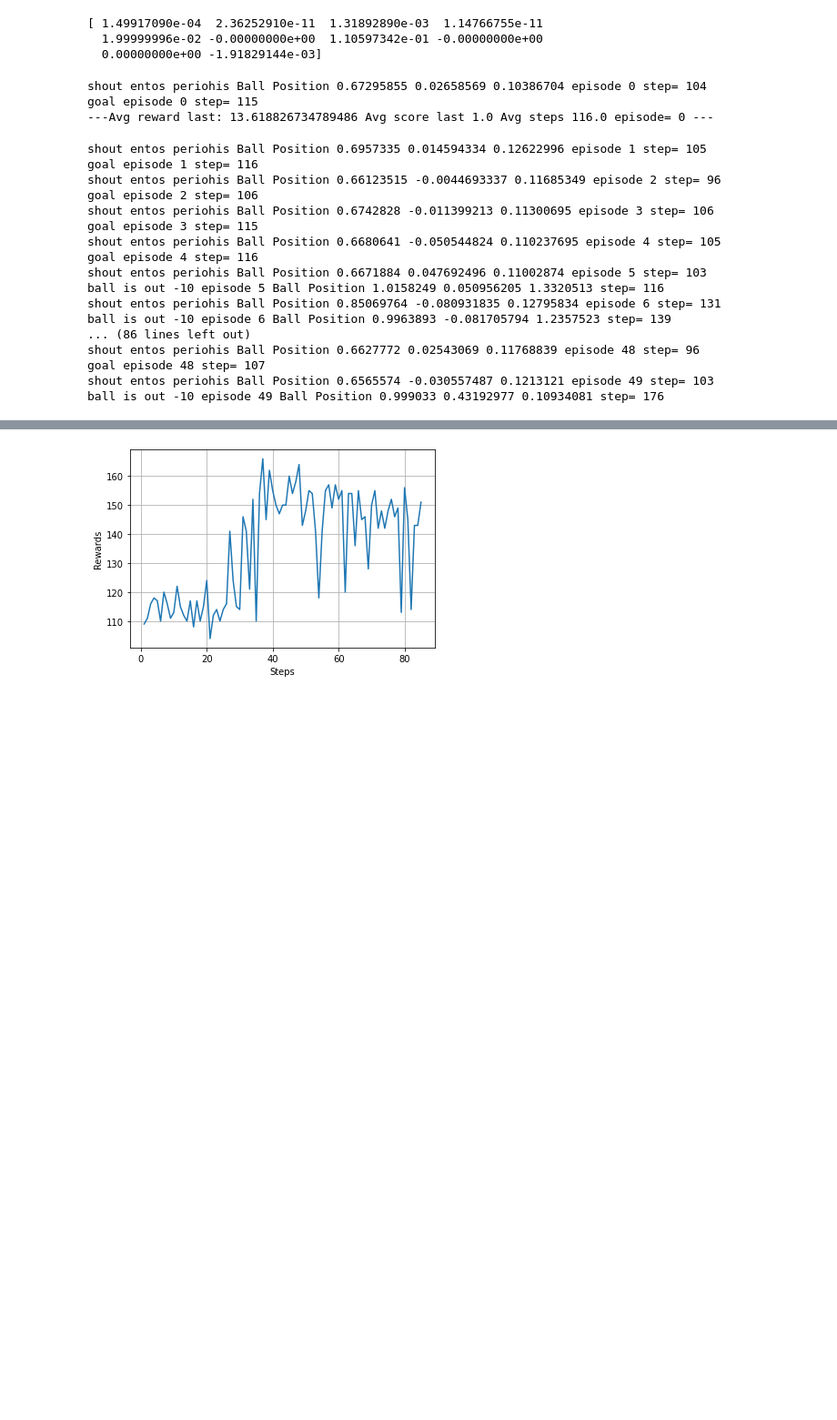
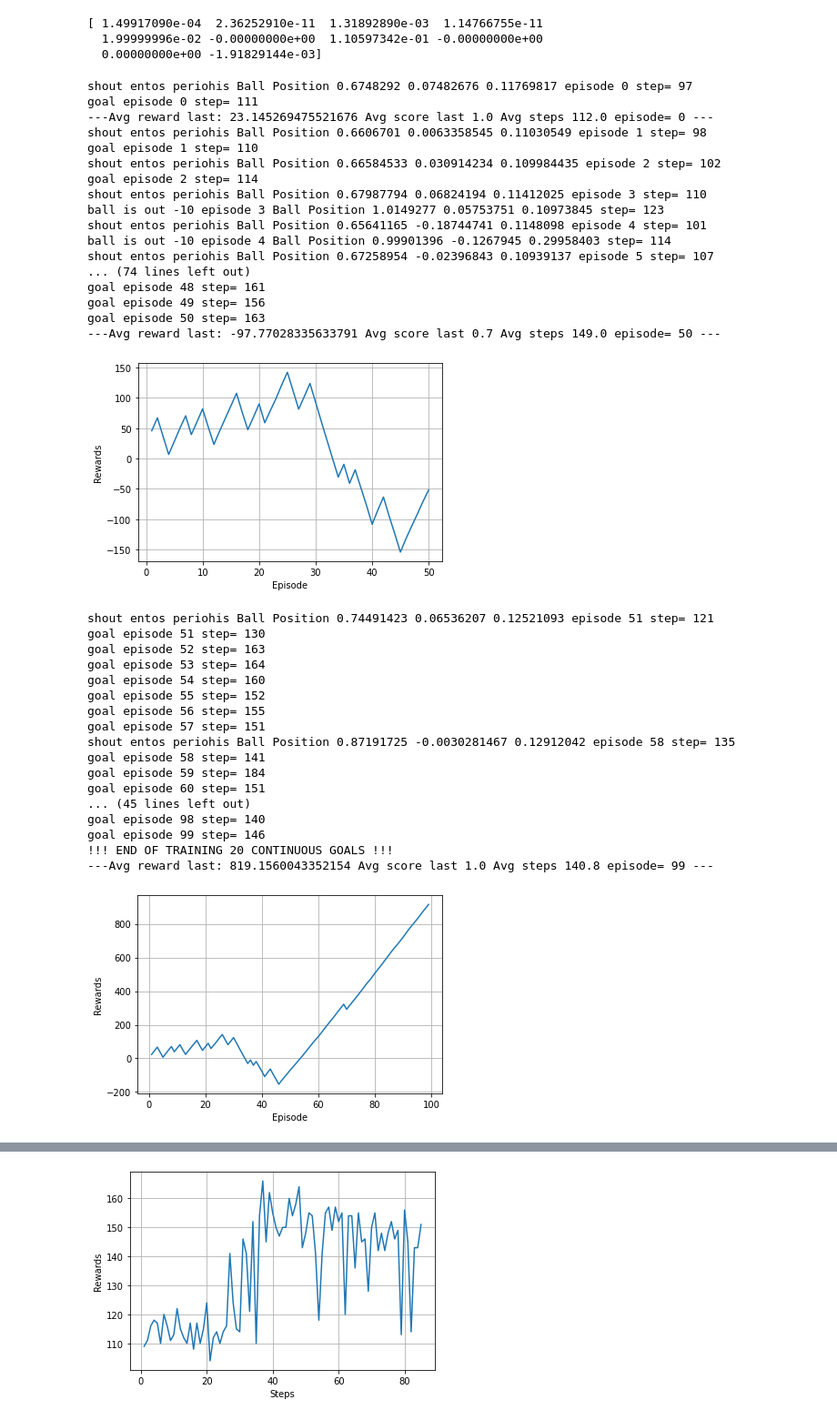
Before and after one commit to Georgemouts/Google-Research-Football-RL-DQN, a Jupyter notebook: 4_actions.ipynb, the cells around one changed output, grey strips where cells are left out. Shown: that part at 91% size. Saved outputs shown, nothing was run; the diff lists cells and outputs as text; code cells hidden in the pictures; blank space fills up the shorter version.

```diff
--- a/4_actions.ipynb
+++ b/4_actions.ipynb
@@ -348,7 +348,7 @@ for i in range(num_of_eps) :
 
     if(reward==1 and  done ==1): #if agent scores , wins +5
       print("goal","episode",i,"step=",steps)
-      reward += 45 #35
+      reward += 40 #35
 
 
       terminal= terminal +1
@@ -365,7 +365,7 @@ for i in range(num_of_eps) :
       print("shout entos periohis Ball Position",observation[4],observation[5],observation[6],"episode",i,"step=",steps)
 
 
-    reward = reward - ( math.sqrt( ((0.935 - observation[4])**2) + (0 -observation[5])**2 ) *0.5) #oso pio makria einai toso perissotero xanei
+    reward = reward - ( math.sqrt( ((0.935 - observation[4])**2) + (0 -observation[5])**2 ) *0.3) #oso pio makria einai toso perissotero xanei
     #print("Den exo mpala",Action_list[action])
     #print("DEN EXO MPALA",Action_list[action],action)
 
@@ -402,57 +402,73 @@ for i in range(num_of_eps) :
   score_list.append(list_val)
 
   #terminate if 500 episodes are correct
-  if(terminal ==25):
+  if(terminal ==30):
     print("!!! END OF TRAINING 20 CONTINUOUS GOALS !!!")
     print("---Avg reward last:", np.mean(rew_list[-10:]),"Avg score last",np.mean(score_list[-10:]),"Avg steps",np.mean(step_list[-10:]),"episode=",i,"---")
     all_prints.rew_graph(rew_list[-i:],i)
     all_prints.step_graph(goal_steps[-20:],20)
     break
 
   episode = episode +1
   rew_list.append(eps_rew)
 
 # PRINTS
   if (i % 10)== 0 :
       print("---Avg reward last:", np.mean(rew_list[-10:]),"Avg score last",np.mean(score_list[-10:]),"Avg steps",np.mean(step_list[-10:]),"episode=",i,"---")
       #print(score_list)
 
   if (((i % 1000)== 0) and i!=0) :
       all_prints.score_graph(score_list[-1000:],1000)# graph the last 1000 episodes
   if(((i%50)==0) and i!=0):
     all_prints.rew_graph(rew_list[-i:],i)
 
 
   #EPISODE PRINTS
   #all_prints.printstats(i,rew_list,eps_rew,agent.epsilon)
 
   #eps_rew=0 #GIA NA BGALO SYNOLIKO GRAFIMA TO AFAIRO AYTO
 
 
 
 #print("Avg score last:", np.mean(rew_list[-10:]),"Avg score",np.mean(score_list),"Avg steps",np.mean(step_list[-10:]),"episode=",i)
 #all_prints.score_graph(score_list[-1000:],1000)# graph the last 1000 episodes
 
 a = len(goal_steps)
 all_prints.step_graph(goal_steps[-a:],len(goal_steps))
 # %% [output]
-shout entos periohis Ball Position 0.67295855 0.02658569 0.10386704 episode 0 step= 104
-goal episode 0 step= 115
----Avg reward last: 13.618826734789486 Avg score last 1.0 Avg steps 116.0 episode= 0 ---
+shout entos periohis Ball Position 0.6748292 0.07482676 0.11769817 episode 0 step= 97
+goal episode 0 step= 111
+---Avg reward last: 23.145269475521676 Avg score last 1.0 Avg steps 112.0 episode= 0 ---
+shout entos periohis Ball Position 0.6606701 0.0063358545 0.11030549 episode 1 step= 98
+goal episode 1 step= 110
+shout entos periohis Ball Position 0.66584533 0.030914234 0.109984435 episode 2 step= 102
+goal episode 2 step= 114
+shout entos periohis Ball Position 0.67987794 0.06824194 0.11412025 episode 3 step= 110
+ball is out -10 episode 3 Ball Position 1.0149277 0.05753751 0.10973845 step= 123
+shout entos periohis Ball Position 0.65641165 -0.18744741 0.1148098 episode 4 step= 101
+ball is out -10 episode 4 Ball Position 0.99901396 -0.1267945 0.29958403 step= 114
+shout entos periohis Ball Position 0.67258954 -0.02396843 0.10939137 episode 5 step= 107
+... (74 lines left out)
+goal episode 48 step= 161
+goal episode 49 step= 156
+goal episode 50 step= 163
+---Avg reward last: -97.77028335633791 Avg score last 0.7 Avg steps 149.0 episode= 50 ---
+[figure, added]
-shout entos periohis Ball Position 0.6957335 0.014594334 0.12622996 episode 1 step= 105
-goal episode 1 step= 116
-shout entos periohis Ball Position 0.66123515 -0.0044693337 0.11685349 episode 2 step= 96
-goal episode 2 step= 106
-shout entos periohis Ball Position 0.6742828 -0.011399213 0.11300695 episode 3 step= 106
-goal episode 3 step= 115
-shout entos periohis Ball Position 0.6680641 -0.050544824 0.110237695 episode 4 step= 105
-goal episode 4 step= 116
-shout entos periohis Ball Position 0.6671884 0.047692496 0.11002874 episode 5 step= 103
-ball is out -10 episode 5 Ball Position 1.0158249 0.050956205 1.3320513 step= 116
-shout entos periohis Ball Position 0.85069764 -0.080931835 0.12795834 episode 6 step= 131
-ball is out -10 episode 6 Ball Position 0.9963893 -0.081705794 1.2357523 step= 139
-... (86 lines left out)
-shout entos periohis Ball Position 0.6627772 0.02543069 0.11768839 episode 48 step= 96
-goal episode 48 step= 107
-shout entos periohis Ball Position 0.6565574 -0.030557487 0.1213121 episode 49 step= 103
-ball is out -10 episode 49 Ball Position 0.999033 0.43192977 0.10934081 step= 176
+shout entos periohis Ball Position 0.74491423 0.06536207 0.12521093 episode 51 step= 121
+goal episode 51 step= 130
+goal episode 52 step= 163
+goal episode 53 step= 164
+goal episode 54 step= 160
+goal episode 55 step= 152
+goal episode 56 step= 155
+goal episode 57 step= 151
+shout entos periohis Ball Position 0.87191725 -0.0030281467 0.12912042 episode 58 step= 135
+goal episode 58 step= 141
+goal episode 59 step= 184
+goal episode 60 step= 151
+... (45 lines left out)
+goal episode 98 step= 140
+goal episode 99 step= 146
+!!! END OF TRAINING 20 CONTINUOUS GOALS !!!
+---Avg reward last: 819.1560043352154 Avg score last 1.0 Avg steps 140.8 episode= 99 ---
+[figure, added]
```
Also changed, not shown: parts of 1 cell of this notebook.
